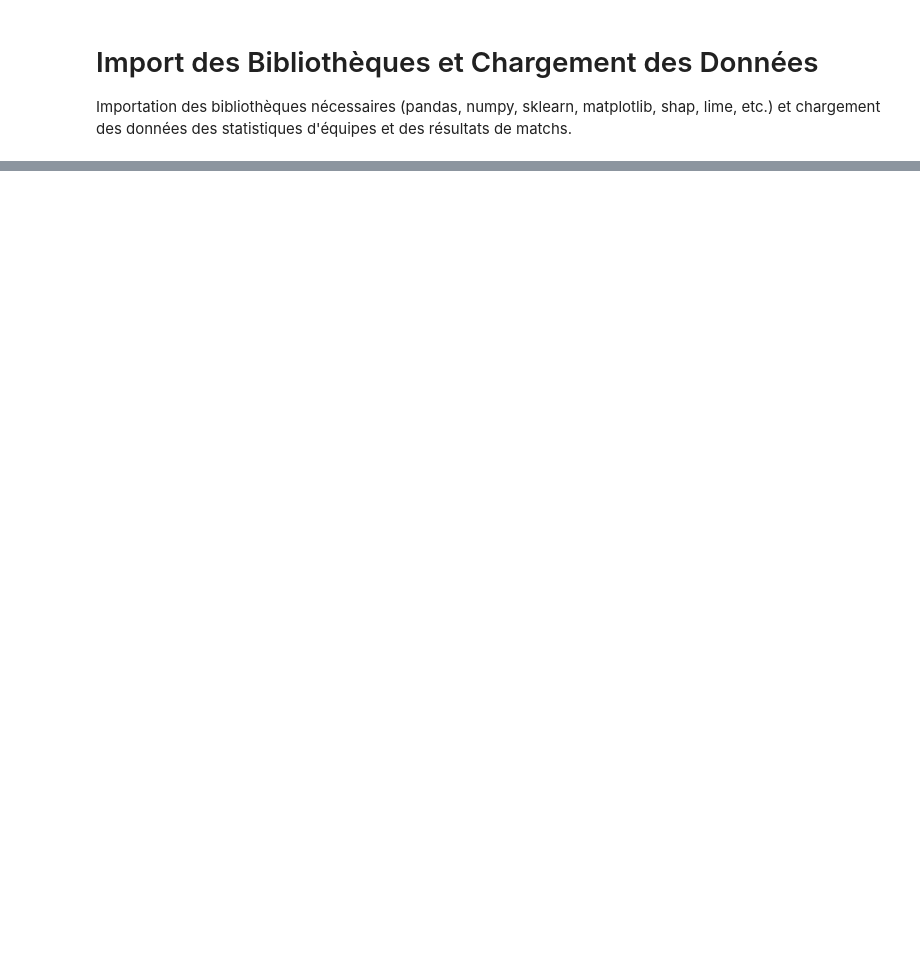
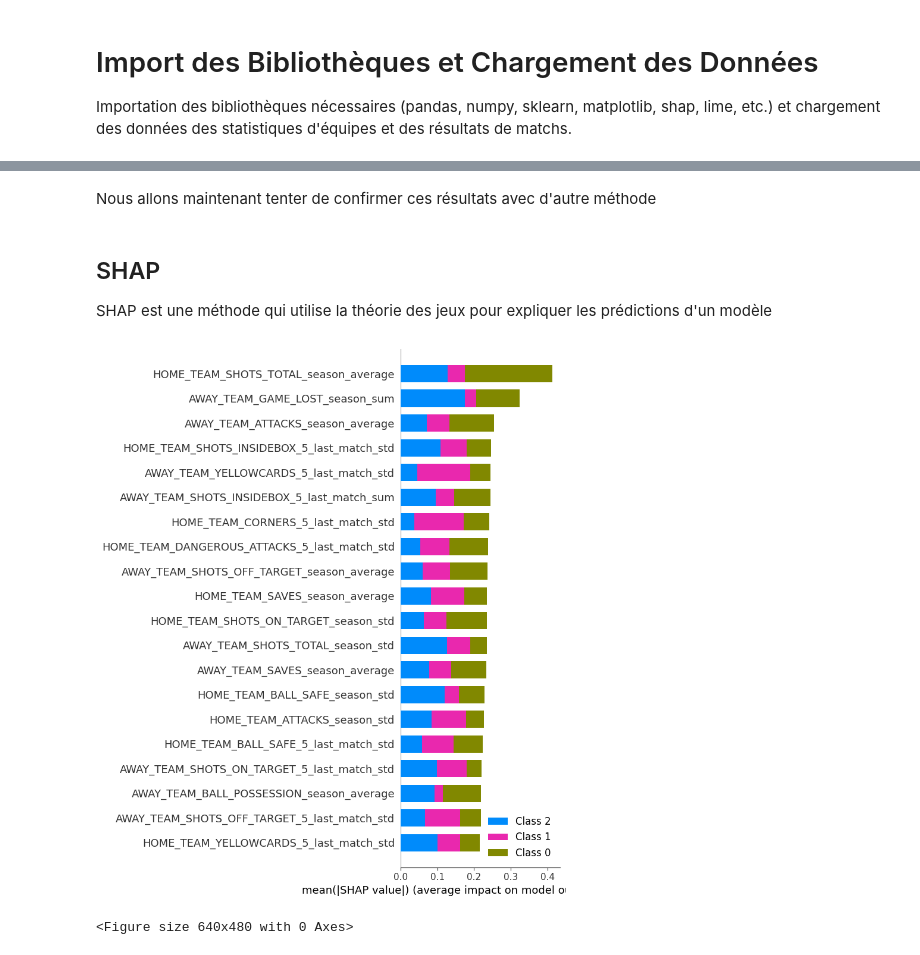
Before and after one commit to Leo-drone/Explainability, a Jupyter notebook: main.ipynb, the cells around one changed output, grey strips where cells are left out. Drawn from its saved outputs; the diff is of its cells as text; code cells hidden in the pictures; blank space fills up the shorter version.

```diff
--- a/main.ipynb
+++ b/main.ipynb
@@ -26,16 +26,8 @@ train_scores = train_scores.loc[train_data.index]
 
 train_data = train_data.replace({np.inf:np.nan,-np.inf:np.nan})
 
-train_new_y_h_wins = train_scores['HOME_WINS']
-train_new_y_a_wins = train_scores['AWAY_WINS']
-train_new_y_draw = train_scores['DRAW']
+train_new_y = train_scores[['HOME_WINS', 'DRAW', 'AWAY_WINS']]
 
-X_train_away, X_test_away, y_train_away, y_test_away = model_selection.train_test_split(train_data, train_new_y_a_wins, train_size=0.8, random_state=42)
-X_train_away, X_valid_away, y_train_away, y_valid_away = model_selection.train_test_split(X_train_away, y_train_away, train_size=0.8, random_state=42)
-
-X_train_home, X_test_home, y_train_home, y_test_home = model_selection.train_test_split(train_data, train_new_y_h_wins, train_size=0.8, random_state=42)
-X_train_home, X_valid_home, y_train_home, y_valid_home = model_selection.train_test_split(X_train_home, y_train_home, train_size=0.8, random_state=42)
-
-X_train_draw, X_test_draw, y_train_draw, y_test_draw = model_selection.train_test_split(train_data, train_new_y_draw, train_size=0.8, random_state=42)
-X_train_draw, X_valid_draw, y_train_draw, y_valid_draw = model_selection.train_test_split(X_train_draw, y_train_draw, train_size=0.8, random_state=42)
+X_train, X_test, y_train, y_test = model_selection.train_test_split(train_data, train_new_y, train_size=0.8, random_state=42) # 80% train, 20% test
+X_train, X_valid, y_train, y_valid = model_selection.train_test_split(X_train, y_train, train_size=0.8, random_state=42) # 80% train, 20% valid
 # %% [markdown]
@@ -216,0 +100,15 @@ Top 20 caractéristiques les plus importantes selon SHAP:
+# %% [markdown]
+Nous allons maintenant tenter de confirmer ces résultats avec d'autre méthode
+# %% [markdown]
+## SHAP
+SHAP est une méthode qui utilise la théorie des jeux pour expliquer les prédictions d'un modèle
+# %%
+explainer = shap.Explainer(model)
+shap_values = explainer(X_test)
+
+# Visualiser
+shap.summary_plot(shap_values, X_test)
+plt.gcf().subplots_adjust(bottom=0.05, left=0.05, right=0.95, top=0.95)
+# %% [output]
+[figure, added]
+<Figure size 640x480 with 0 Axes>
```
Also changed, not shown: parts of 10 cells of this notebook.
